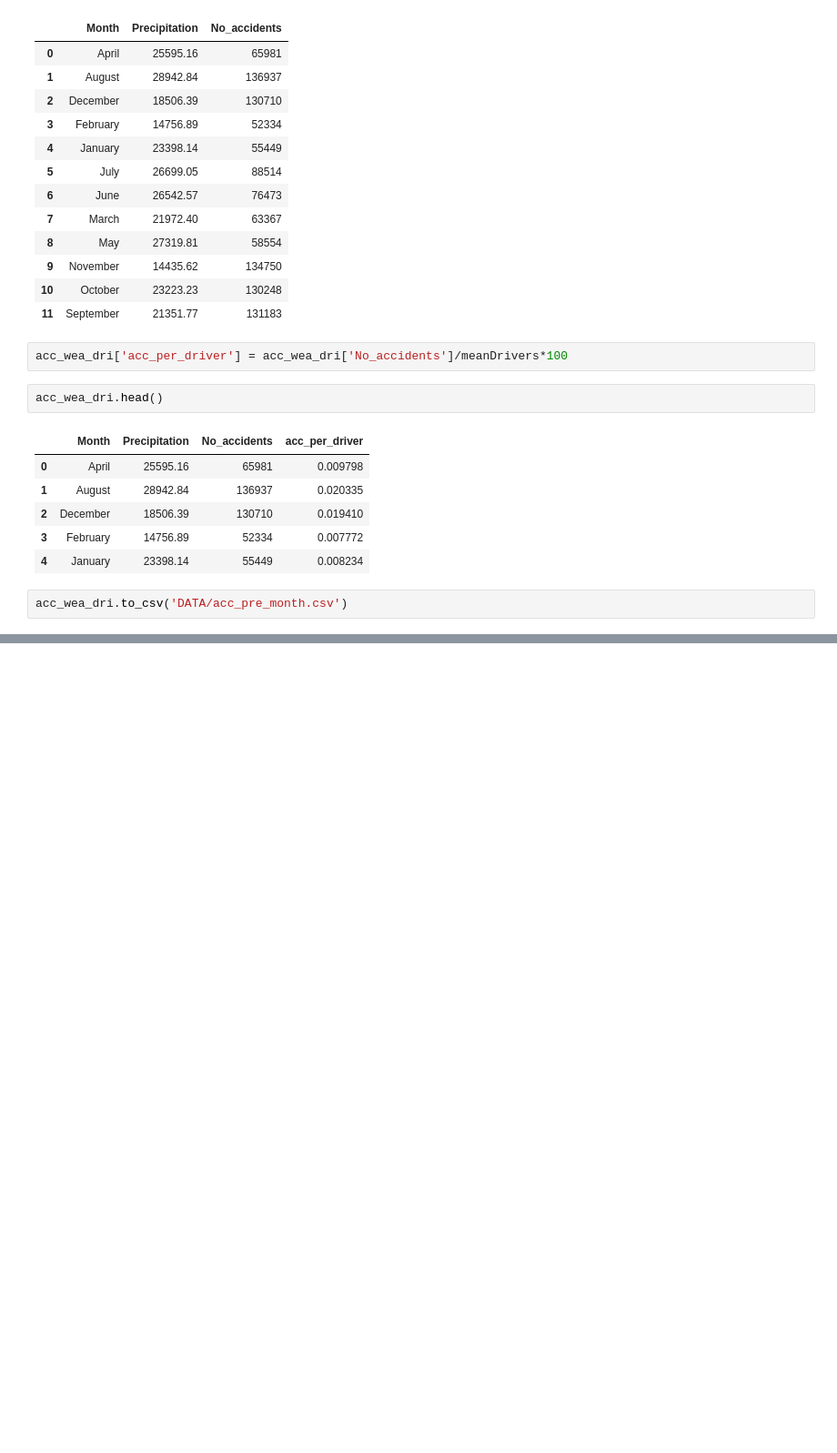
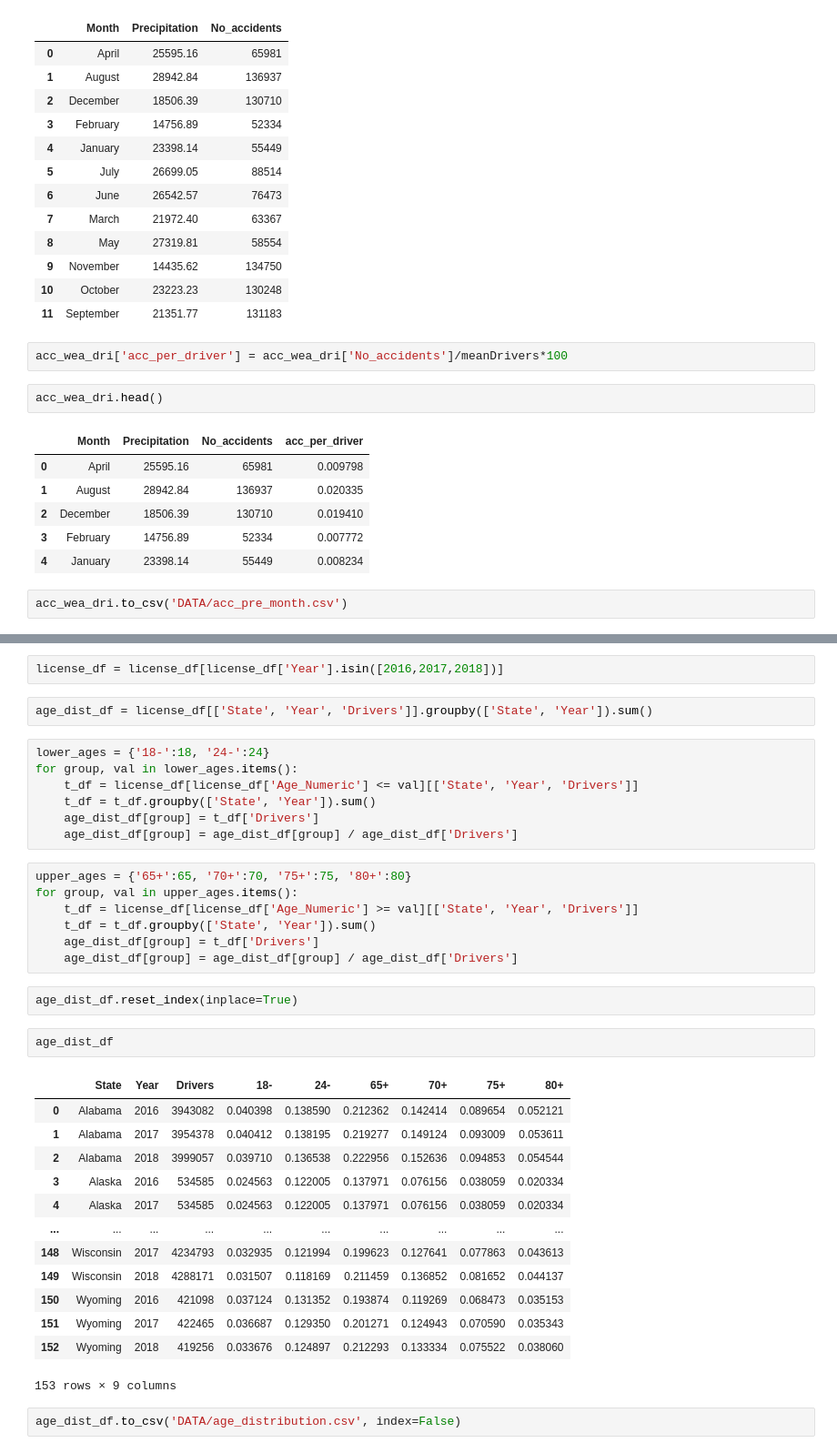
Before and after one commit to maxvangalen/WT-Data, a Jupyter notebook: create_csvs.ipynb, the cells around one changed output, grey strips where cells are left out. Shown: that part at 91% size. Saved outputs shown, nothing was run; the diff lists cells and outputs as text; blank space fills up the shorter version.

```diff
--- a/create_csvs.ipynb
+++ b/create_csvs.ipynb
@@ -621,0 +663,38 @@ acc_wea_dri.to_csv('DATA/acc_pre_month.csv')
+# %%
+license_df = license_df[license_df['Year'].isin([2016,2017,2018])]
+# %%
+age_dist_df = license_df[['State', 'Year', 'Drivers']].groupby(['State', 'Year']).sum()
+# %%
+lower_ages = {'18-':18, '24-':24}
+for group, val in lower_ages.items():
+    t_df = license_df[license_df['Age_Numeric'] <= val][['State', 'Year', 'Drivers']]
+    t_df = t_df.groupby(['State', 'Year']).sum()
+    age_dist_df[group] = t_df['Drivers']
+    age_dist_df[group] = age_dist_df[group] / age_dist_df['Drivers']
+# %%
+upper_ages = {'65+':65, '70+':70, '75+':75, '80+':80}
+for group, val in upper_ages.items():
+    t_df = license_df[license_df['Age_Numeric'] >= val][['State', 'Year', 'Drivers']]
+    t_df = t_df.groupby(['State', 'Year']).sum()
+    age_dist_df[group] = t_df['Drivers']
+    age_dist_df[group] = age_dist_df[group] / age_dist_df['Drivers']
+# %%
+age_dist_df.reset_index(inplace=True)
+# %%
+age_dist_df
+# %% [output]
+|  | State | Year | Drivers | 18- | 24- | 65+ | 70+ | 75+ | 80+ |
+| 0 | Alabama | 2016 | 3943082 | 0.040398 | 0.138590 | 0.212362 | 0.142414 | 0.089654 | 0.052121 |
+| 1 | Alabama | 2017 | 3954378 | 0.040412 | 0.138195 | 0.219277 | 0.149124 | 0.093009 | 0.053611 |
+| 2 | Alabama | 2018 | 3999057 | 0.039710 | 0.136538 | 0.222956 | 0.152636 | 0.094853 | 0.054544 |
+| 3 | Alaska | 2016 | 534585 | 0.024563 | 0.122005 | 0.137971 | 0.076156 | 0.038059 | 0.020334 |
+| 4 | Alaska | 2017 | 534585 | 0.024563 | 0.122005 | 0.137971 | 0.076156 | 0.038059 | 0.020334 |
+| ... | ... | ... | ... | ... | ... | ... | ... | ... | ... |
+| 148 | Wisconsin | 2017 | 4234793 | 0.032935 | 0.121994 | 0.199623 | 0.127641 | 0.077863 | 0.043613 |
+| 149 | Wisconsin | 2018 | 4288171 | 0.031507 | 0.118169 | 0.211459 | 0.136852 | 0.081652 | 0.044137 |
+| 150 | Wyoming | 2016 | 421098 | 0.037124 | 0.131352 | 0.193874 | 0.119269 | 0.068473 | 0.035153 |
+| 151 | Wyoming | 2017 | 422465 | 0.036687 | 0.129350 | 0.201271 | 0.124943 | 0.070590 | 0.035343 |
+| 152 | Wyoming | 2018 | 419256 | 0.033676 | 0.124897 | 0.212293 | 0.133334 | 0.075522 | 0.038060 |
+153 rows × 9 columns
+# %%
+age_dist_df.to_csv('DATA/age_distribution.csv', index=False)
```
Also changed, not shown: parts of 5 cells of this notebook.
